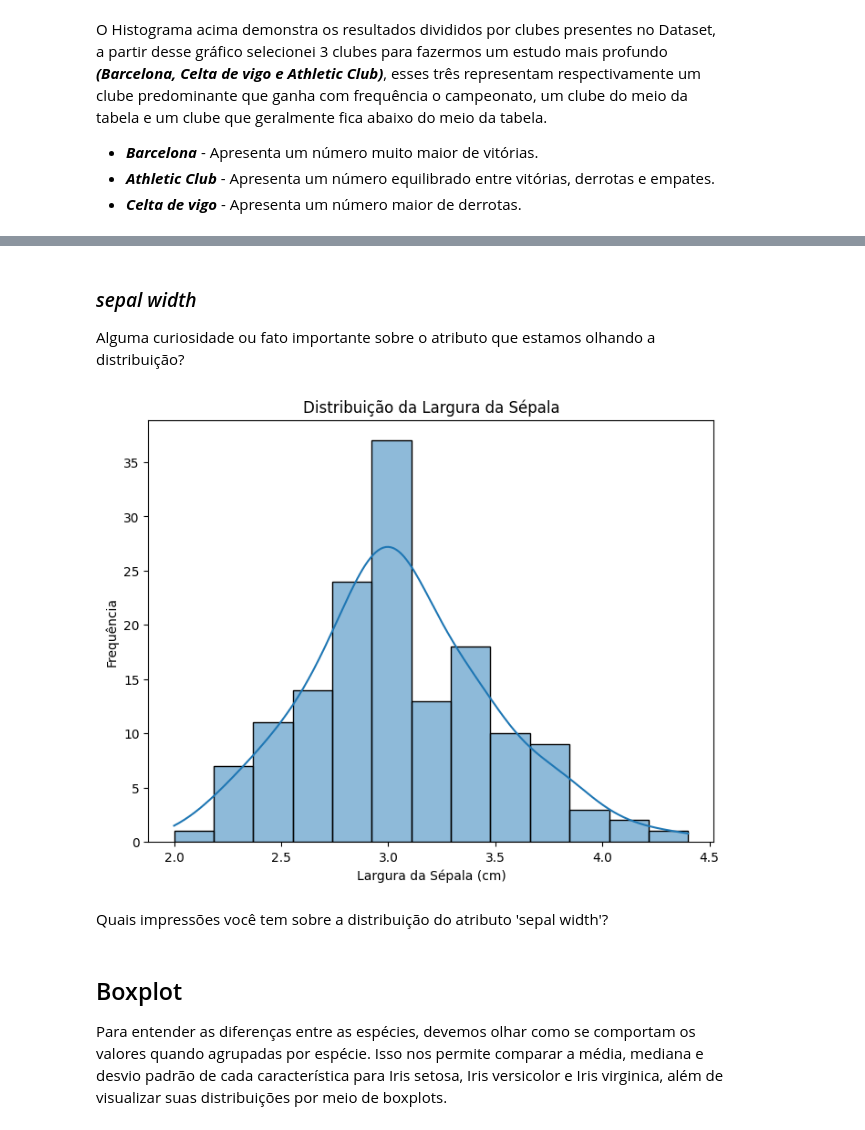
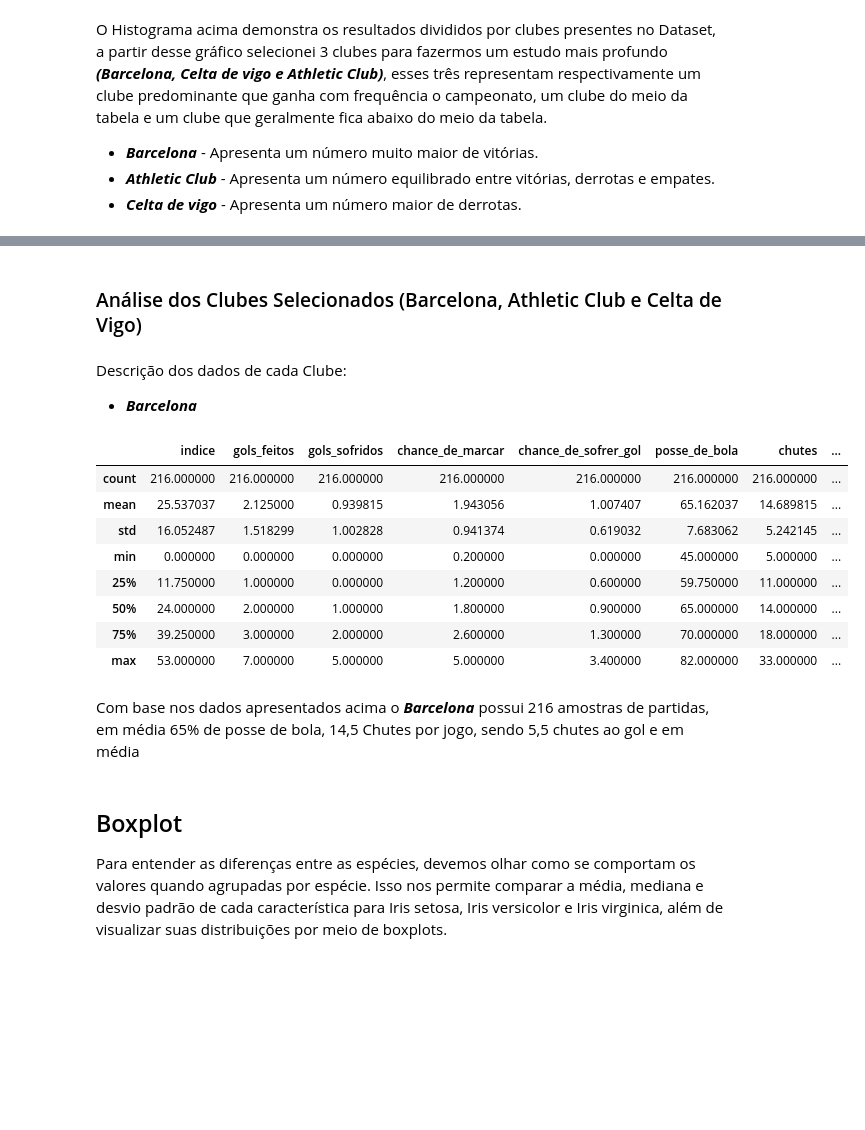
Before and after one commit to guilhermer1/mvp_AnaliseDeDados, a Jupyter notebook: Análise_de_Dados_e_Boas_Práticas-LaLiga.ipynb, the cells around one changed output, grey strips where cells are left out. Drawn from its saved outputs; the diff is of its cells as text; code cells hidden in the pictures; blank space fills up the shorter version.

```diff
--- a/Análise_de_Dados_e_Boas_Práticas-LaLiga.ipynb
+++ b/Análise_de_Dados_e_Boas_Práticas-LaLiga.ipynb
@@ -408,19 +392,26 @@ O histograma mostra a distribuição do comprimento da sépala. A curva de densi
-# %% [markdown]
-### *sepal width*
-
-Alguma curiosidade ou fato importante sobre o atributo que estamos olhando a distribuição?
-# %%
-plt.figure(figsize=(8, 6))
-# Histograma do comprimento da sépala (um dos atributos)
-sns.histplot(df['sepal width (cm)'], kde=True)
-plt.title('Distribuição da Largura da Sépala')
-plt.xlabel('Largura da Sépala (cm)')
-plt.ylabel('Frequência')
-plt.show()
-# %% [output]
-[figure, removed]
-# %% [markdown]
-Quais impressões você tem sobre a distribuição do atributo 'sepal width'?
+# %% [markdown]
+### Análise dos Clubes Selecionados (Barcelona, Athletic Club e Celta de Vigo)
+# %% [markdown]
+Descrição dos dados de cada Clube:
+
+*   ***Barcelona***
+# %%
+#Descrição de dados por Coluna - Barcelona.
+laligaBarcelona = laliga[laliga['clube'] == 'Barcelona']
+
+laligaBarcelona.describe()
+# %% [output]
+|  | indice | gols_feitos | gols_sofridos | chance_de_marcar | chance_de_sofrer_gol | posse_de_bola | chutes | ... |
+| count | 216.000000 | 216.000000 | 216.000000 | 216.000000 | 216.000000 | 216.000000 | 216.000000 | ... |
+| mean | 25.537037 | 2.125000 | 0.939815 | 1.943056 | 1.007407 | 65.162037 | 14.689815 | ... |
+| std | 16.052487 | 1.518299 | 1.002828 | 0.941374 | 0.619032 | 7.683062 | 5.242145 | ... |
+| min | 0.000000 | 0.000000 | 0.000000 | 0.200000 | 0.000000 | 45.000000 | 5.000000 | ... |
+| 25% | 11.750000 | 1.000000 | 0.000000 | 1.200000 | 0.600000 | 59.750000 | 11.000000 | ... |
+| 50% | 24.000000 | 2.000000 | 1.000000 | 1.800000 | 0.900000 | 65.000000 | 14.000000 | ... |
+| 75% | 39.250000 | 3.000000 | 2.000000 | 2.600000 | 1.300000 | 70.000000 | 18.000000 | ... |
+| max | 53.000000 | 7.000000 | 5.000000 | 5.000000 | 3.400000 | 82.000000 | 33.000000 | ... |
+# %% [markdown]
+Com base nos dados apresentados acima o ***Barcelona*** possui 216 amostras de partidas, em média 65% de posse de bola, 14,5 Chutes por jogo, sendo 5,5 chutes ao gol e em média
 # %% [markdown]
 ## Boxplot
 
```
Also changed, not shown: parts of 3 cells of this notebook.
